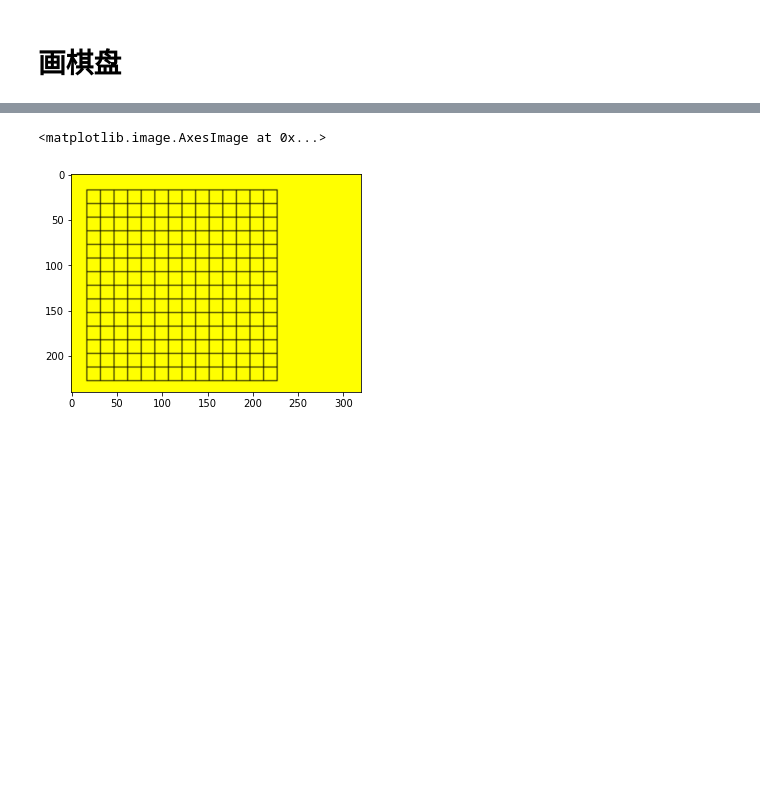
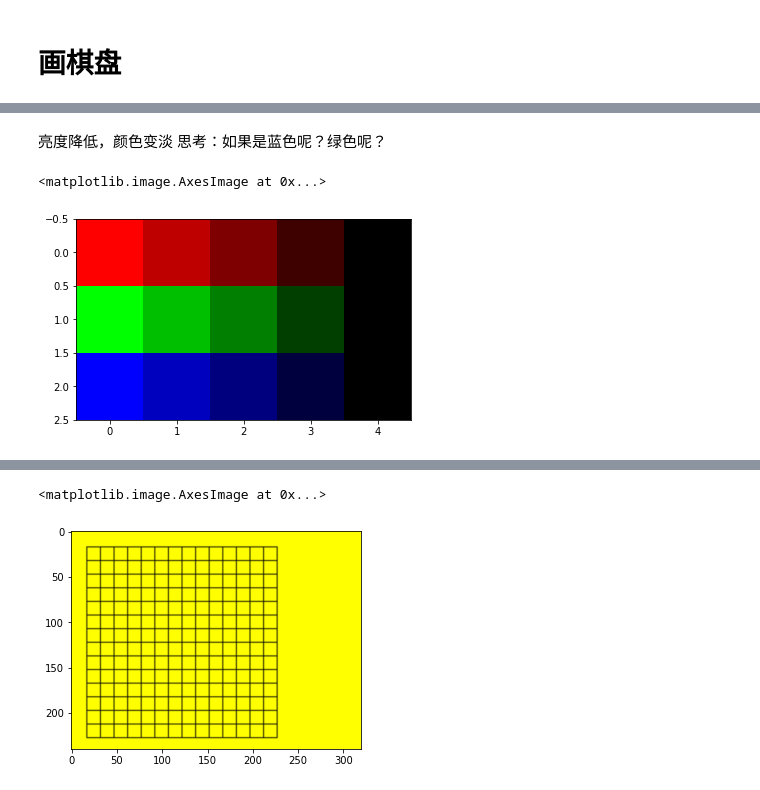
Before and after one commit to NEU-AI/BookComputerVision, a Jupyter notebook: chessboard.ipynb, the cells around one changed output, grey strips where cells are left out. Drawn from its saved outputs; the diff is of its cells as text; code cells hidden in the pictures; blank space fills up the shorter version.

```diff
--- a/chessboard.ipynb
+++ b/chessboard.ipynb
@@ -8,0 +71,10 @@ import cv2
+# %% [markdown]
+亮度降低，颜色变淡
+思考：如果是蓝色呢？绿色呢？
+# %%
+bright[1] = [(0,255,0),(0,191,0),(0,127,0),(0,63,0),(0,0,0)]
+bright[2] = [(0,0,255),(0,0,191),(0,0,127),(0,0,63),(0,0,0)]
+plt.imshow(bright)
+# %% [output]
+<matplotlib.image.AxesImage at 0x...>
+[figure, added]
```
Also changed, not shown: parts of 34 cells of this notebook.
